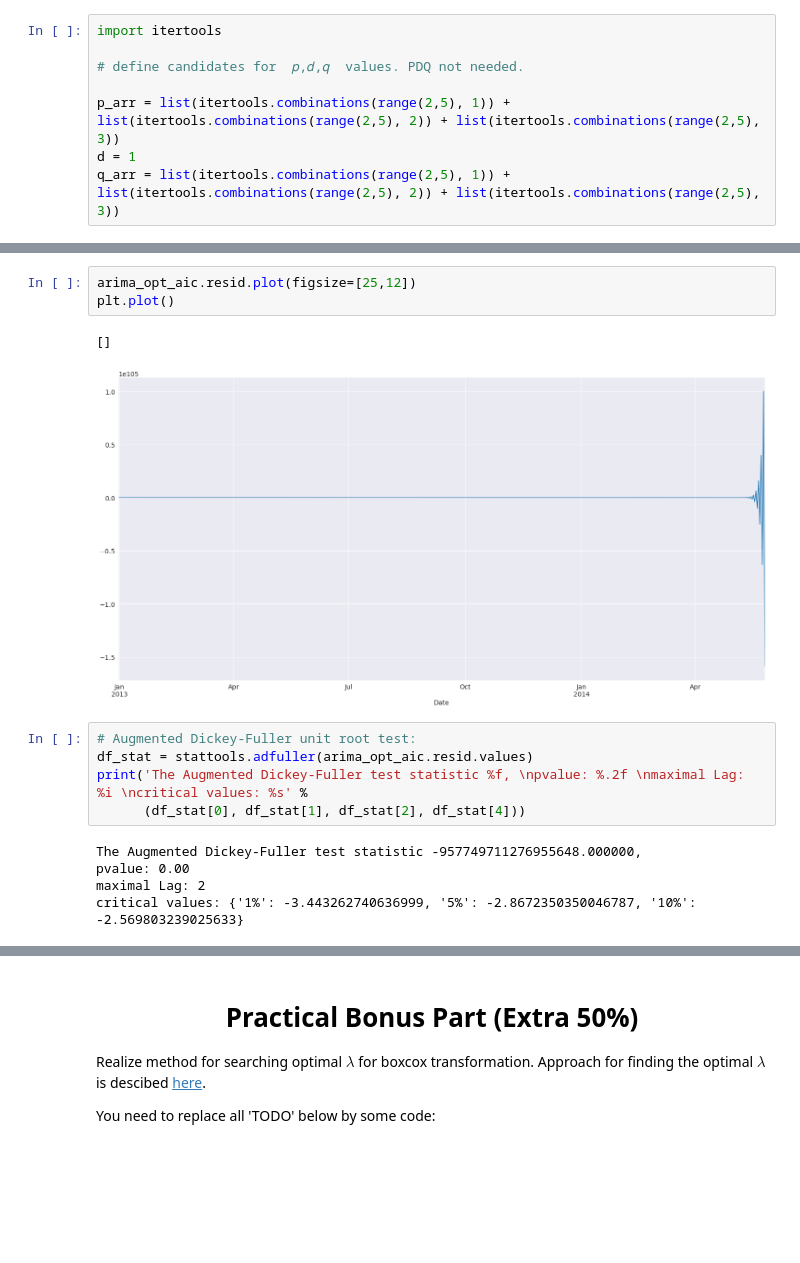
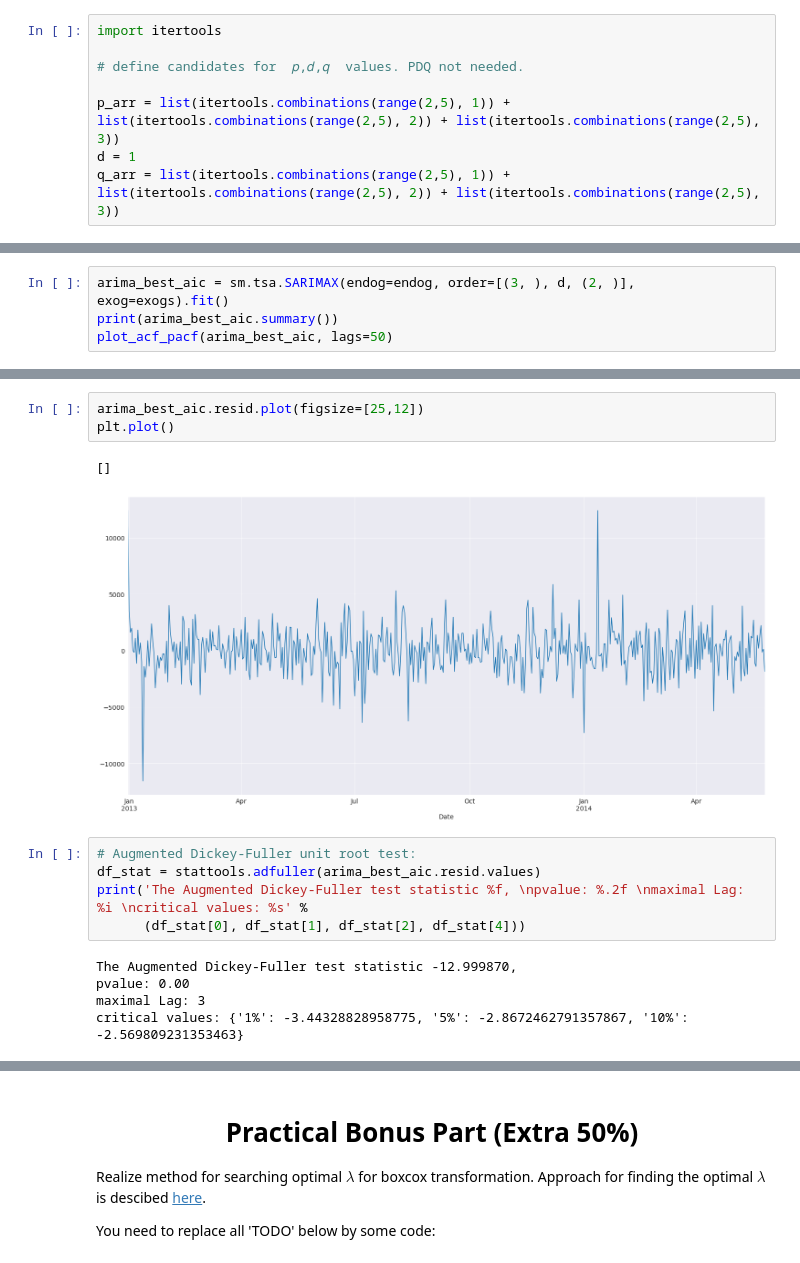
Before and after one commit to Kulikov17/MLDS_ATSF, a Jupyter notebook: hw_2/kulikov_w2022_23_hw2.ipynb, the cells around one changed output, grey strips where cells are left out. Cells and saved outputs as stored; diff of their text form; blank space fills up the shorter version.

```diff
--- a/hw_2/kulikov_w2022_23_hw2.ipynb
+++ b/hw_2/kulikov_w2022_23_hw2.ipynb
@@ -881,0 +897,4 @@ Warnings:
+# %%
+arima_best_aic = sm.tsa.SARIMAX(endog=endog, order=[(3, ), d, (2, )], exog=exogs).fit()
+print(arima_best_aic.summary())
+plot_acf_pacf(arima_best_aic, lags=50)
@@ -882,18 +920,18 @@ Warnings:
 # %%
-arima_opt_aic.resid.plot(figsize=[25,12])
+arima_best_aic.resid.plot(figsize=[25,12])
 plt.plot()
 # %% [output]
 []
-[figure, old version]
+[figure, new version]
 # %%
 # Augmented Dickey-Fuller unit root test:
-df_stat = stattools.adfuller(arima_opt_aic.resid.values)
+df_stat = stattools.adfuller(arima_best_aic.resid.values)
 print('The Augmented Dickey-Fuller test statistic %f, \npvalue: %.2f \nmaximal Lag: %i \ncritical values: %s' %
       (df_stat[0], df_stat[1], df_stat[2], df_stat[4]))
 # %% [output]
-The Augmented Dickey-Fuller test statistic -957749711276955648.000000,
+The Augmented Dickey-Fuller test statistic -12.999870,
 pvalue: 0.00
-maximal Lag: 2
-critical values: {'1%': -3.443262740636999, '5%': -2.8672350350046787, '10%': -2.569803239025633}
+maximal Lag: 3
+critical values: {'1%': -3.44328828958775, '5%': -2.8672462791357867, '10%': -2.569809231353463}
 # %%
 # Kwiatkowski–Phillips–Schmidt–Shin
```
Also changed, not shown: parts of 33 cells of this notebook.
